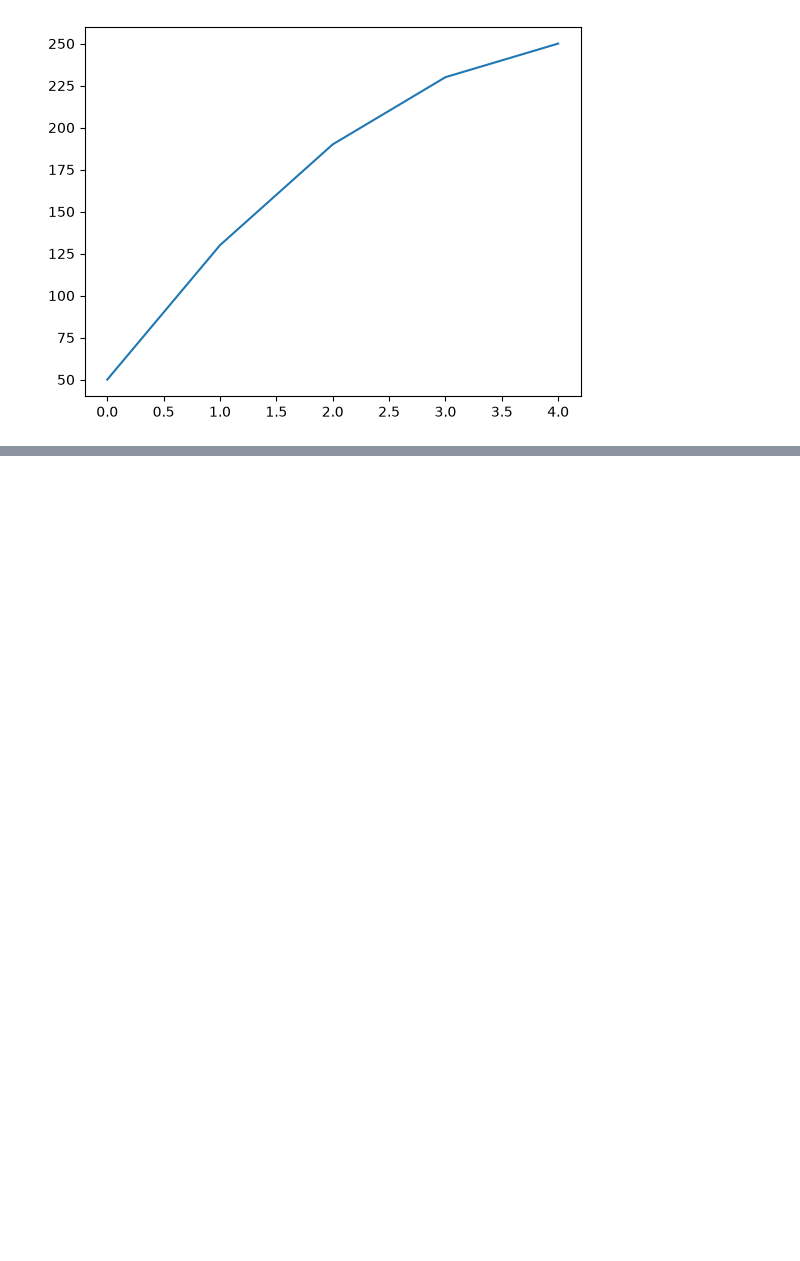
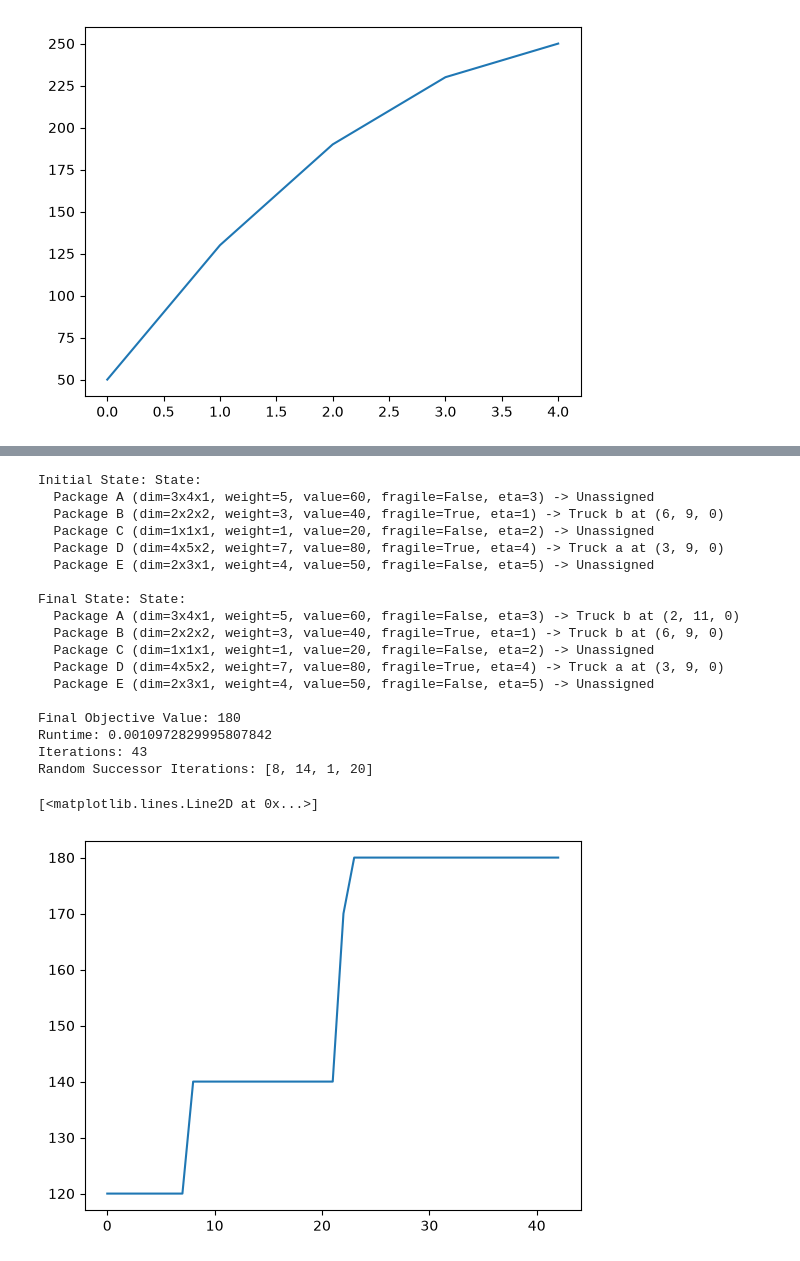
Before and after one commit to timoruslim/IF3170_G60_MoreArtificialThanIntelligence, a Jupyter notebook: notebook/hill_climbing.ipynb, the cells around one changed output, grey strips where cells are left out. Cells and saved outputs as stored; diff of their text form; code cells hidden in the pictures; blank space fills up the shorter version.

```diff
--- a/notebook/hill_climbing.ipynb
+++ b/notebook/hill_climbing.ipynb
@@ -105,0 +127,58 @@ plt.plot(results_sideways_move.objective_history) # Output: Plot of Objective Va
+# %%
+# Trying Stochastic Hill Climbing
+from src.engine import *
+from src.solvers.hill_climbing import Stochastic
+import matplotlib.pyplot as plt
+
+
+# Input packages and trucks
+pkgs = [
+   # Package(id, width, length, height, value, weight, is_fragile, eta)
+   Package("A", 3, 4, 1, 60, 5, False, 3),
+   Package("B", 2, 2, 2, 40, 3, True, 1),
+   Package("C", 1, 1, 1, 20, 1, False, 2),
+   Package("D", 4, 5, 2, 80, 7, True, 4),
+   Package("E", 2, 3, 1, 50, 4, False, 5)
+]
+# Truck(id, width, length, height, max_capacity)
+trucks = [Truck("a", 10, 20, 5, 25), Truck("b", 8, 15, 4, 30)]
+
+# Set Initial State
+initial_state = State(pkgs, trucks, init="random_feasible")
+print("Initial State:",initial_state) # Output: Initial State
+
+# Set up requirements for hill climbing
+obj = MaxValueObjective()
+
+# Executing Sideways Move Hill Climbing
+solver_stochastic = Stochastic(obj, max_random_successor_iterations=20, max_iterations = 100)
+results_stochastic = solver_stochastic.solve(initial_state)
+
+# Getting the results
+print("Final State:", results_stochastic.final_state) # Output: Final State
+print("Final Objective Value:", results_stochastic.objective_history[-1]) # Output: Final Objective Value
+print("Runtime:", results_stochastic.runtime) # Output: Runtime
+print("Iterations:", results_stochastic.total_iterations) # Output: Iterations
+print("Random Successor Iterations:", results_stochastic.metadata["random_successor_iterations"]) # Output: Random Successor Iterations
+plt.plot(results_stochastic.objective_history) # Output: Plot of Objective Value over Iterations
+# %% [output]
+Initial State: State:
+  Package A (dim=3x4x1, weight=5, value=60, fragile=False, eta=3) -> Unassigned
+  Package B (dim=2x2x2, weight=3, value=40, fragile=True, eta=1) -> Truck b at (6, 9, 0)
+  Package C (dim=1x1x1, weight=1, value=20, fragile=False, eta=2) -> Unassigned
+  Package D (dim=4x5x2, weight=7, value=80, fragile=True, eta=4) -> Truck a at (3, 9, 0)
+  Package E (dim=2x3x1, weight=4, value=50, fragile=False, eta=5) -> Unassigned
+
+Final State: State:
+  Package A (dim=3x4x1, weight=5, value=60, fragile=False, eta=3) -> Truck b at (2, 11, 0)
+  Package B (dim=2x2x2, weight=3, value=40, fragile=True, eta=1) -> Truck b at (6, 9, 0)
+  Package C (dim=1x1x1, weight=1, value=20, fragile=False, eta=2) -> Unassigned
+  Package D (dim=4x5x2, weight=7, value=80, fragile=True, eta=4) -> Truck a at (3, 9, 0)
+  Package E (dim=2x3x1, weight=4, value=50, fragile=False, eta=5) -> Unassigned
+
+Final Objective Value: 180
+Runtime: 0.0010972829995807842
+Iterations: 43
+Random Successor Iterations: [8, 14, 1, 20]
+[<matplotlib.lines.Line2D at 0x...>]
+[figure, added]
```
Also changed, not shown: parts of 2 cells of this notebook, 1 other file.
